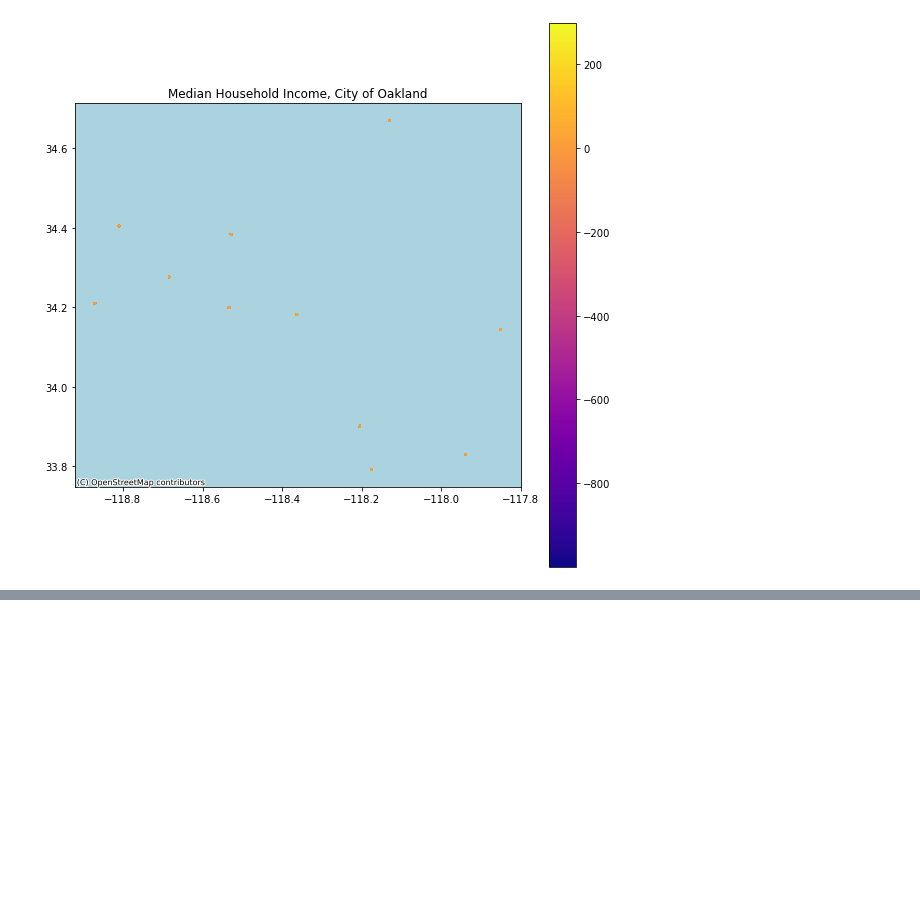
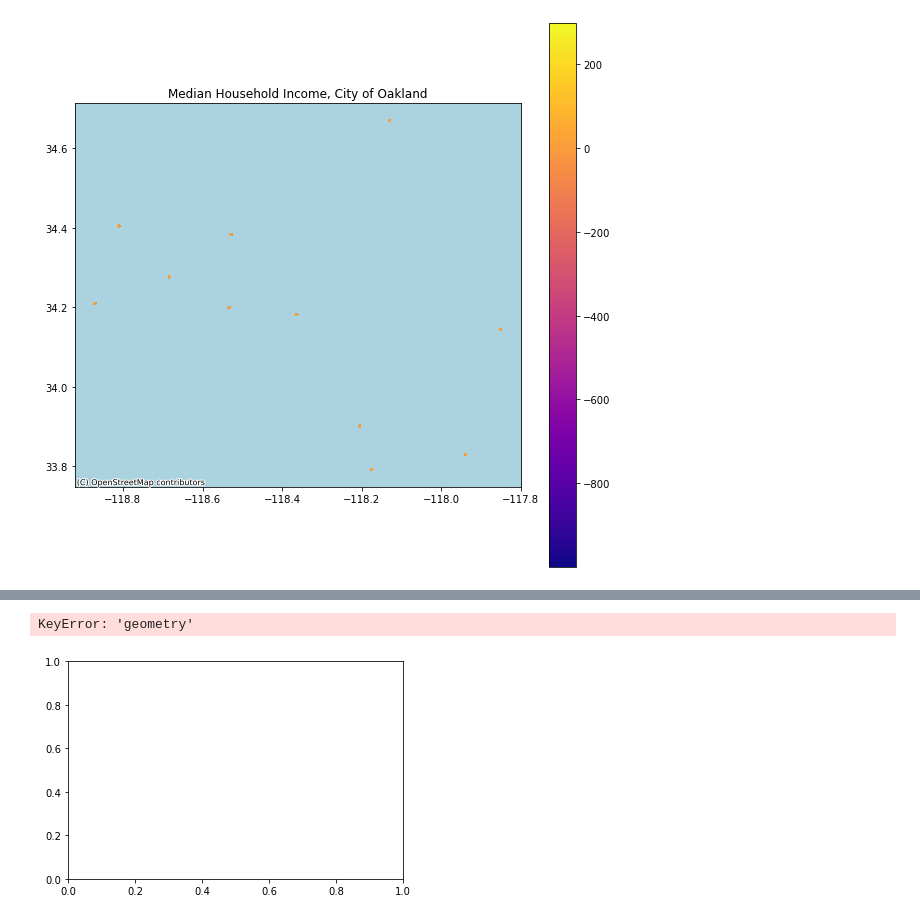
Before and after one commit to SharGhal/urbandatascience-s22, a Jupyter notebook: Try/Challenge 1 .ipynb, the cells around one changed output, grey strips where cells are left out. Saved outputs shown, nothing was run; the diff lists cells and outputs as text; code cells hidden in the pictures; blank space fills up the shorter version.

```diff
--- a/Try/Challenge 1 .ipynb
+++ b/Try/Challenge 1 .ipynb
@@ -120,3 +170,13 @@ def AQI(startDate, endDate):
     d = json.loads(r.text)
     df = pd.DataFrame(d) #convert to dataframe
 df
+# %%
+import geopandas
+import contextily as cx
+import matplotlib.pyplot as plt
+
+fig, ax = plt.subplots()
+df.plot('', ax = ax, legend=True)
+# %% [output]
+KeyError: 'geometry'
+[figure, added]
```
Also changed, not shown: parts of 6 cells of this notebook, 2 other files.
